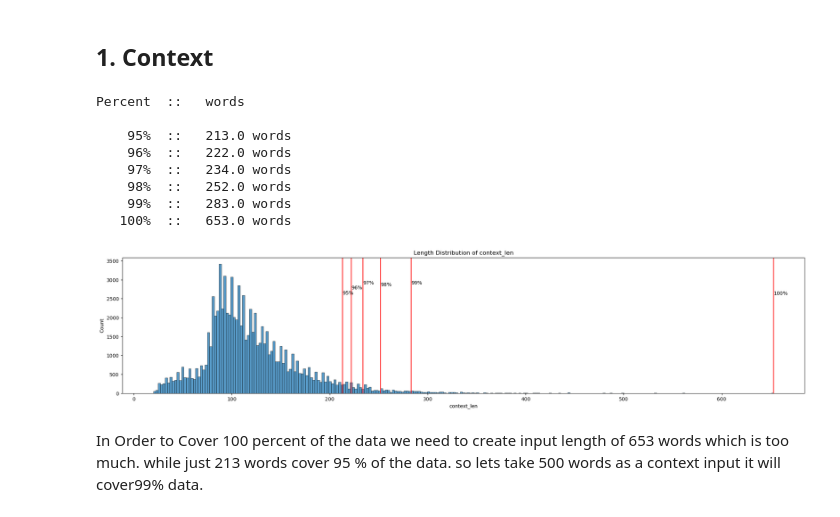
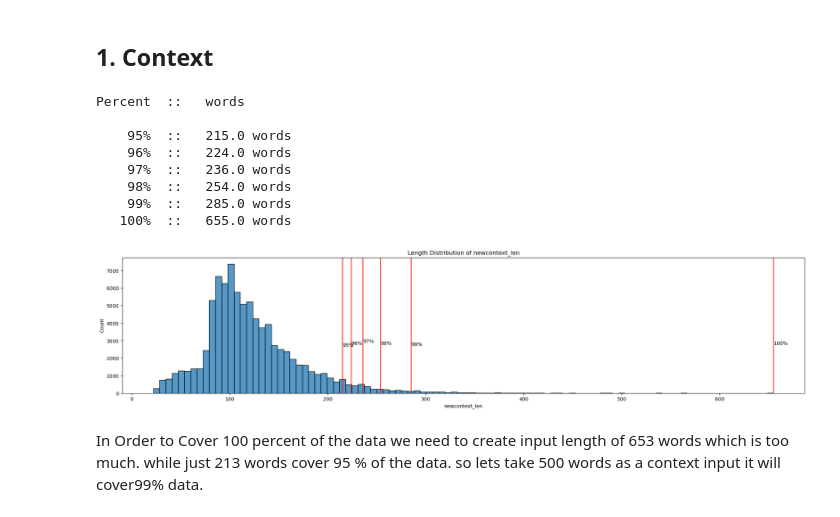
Before and after one commit to tikendraw/question-answer-generation, a Jupyter notebook: question_answers_genration.ipynb, the cells around one changed output. Drawn from its saved outputs; the diff is of its cells as text; code cells hidden in the pictures.

```diff
--- a/question_answers_genration.ipynb
+++ b/question_answers_genration.ipynb
@@ -93,6 +118,11 @@ modes = {
+# %%
+df = df.with_column(
+    (pl.col('title') + '  ' +pl.col('context')).alias('newcontext')
+)
 # %%
 df = df.with_columns([
     (pl.col("context").apply(lambda x: len(str(x).split(' '))).alias("context_len")),
+    (pl.col("newcontext").apply(lambda x: len(str(x).split(' '))).alias("newcontext_len")),
     (pl.col("questions").apply(lambda x: len(str(x).split(' '))).alias("question_len")),
     (pl.col("final_answer").apply(lambda x: len(str(x).split(' '))).alias("answer_len"))])
 # %%
@@ -153,17 +172,17 @@ def dist_info(x, r:tuple = (90,100), bins:int = 100, title = 'old', xlim:list =
 # %% [markdown]
 ## 1. Context
 # %%
-dist_info(df['context_len'], (95,100))
+dist_info(df['newcontext_len'], (95,100))
 # %% [output]
 Percent  ::   words
 
-    95%  ::   213.0 words
-    96%  ::   222.0 words
-    97%  ::   234.0 words
-    98%  ::   252.0 words
-    99%  ::   283.0 words
-   100%  ::   653.0 words
+    95%  ::   215.0 words
+    96%  ::   224.0 words
+    97%  ::   236.0 words
+    98%  ::   254.0 words
+    99%  ::   285.0 words
+   100%  ::   655.0 words
-[figure, old version]
+[figure, new version]
 # %% [markdown]
 In Order to Cover 100 percent of the data we need to create input length of 653 words which is too much. while just 213 words cover 95 % of the data.
 so lets take 500 words as a context input it will cover99% data.
```
Also changed, not shown: parts of 25 cells of this notebook.
